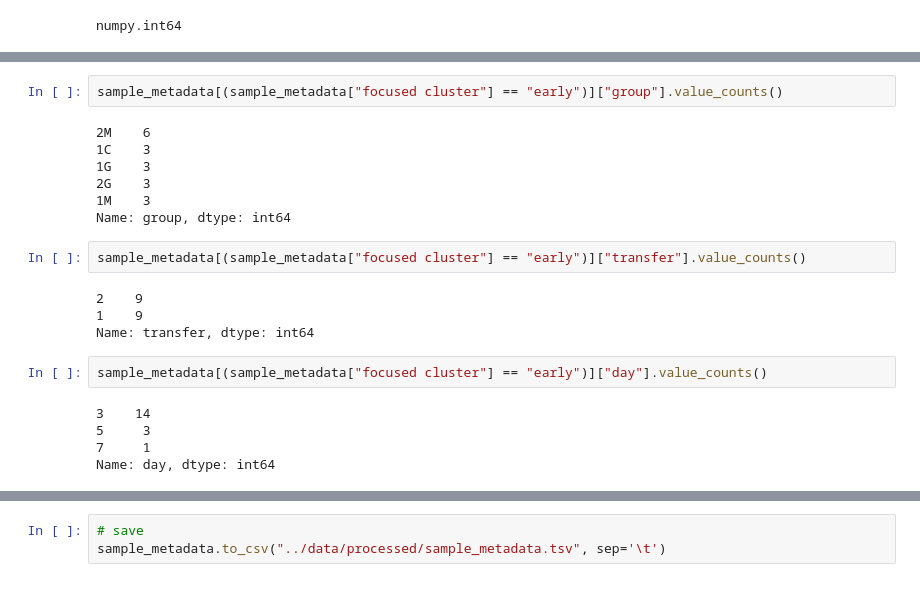
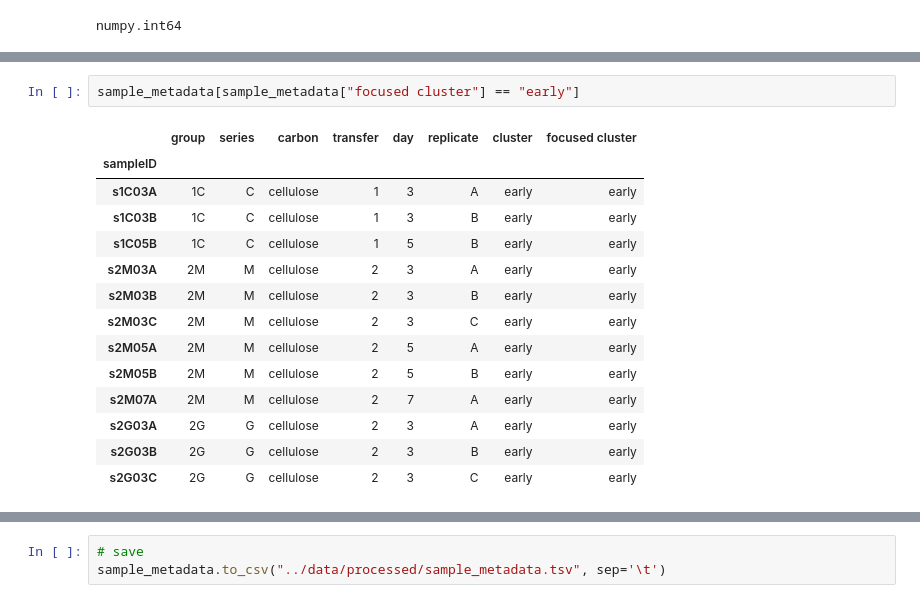
Before and after one commit to olincollege/microbiome-network-analysis-research, a Jupyter notebook: scripts/format.ipynb, the cells around one changed output, grey strips where cells are left out. Drawn from its saved outputs; the diff is of its cells as text.

```diff
--- a/scripts/format.ipynb
+++ b/scripts/format.ipynb
@@ -266,22 +282,17 @@ sample_metadata
 # %%
-sample_metadata[(sample_metadata["focused cluster"] == "early")]["group"].value_counts()
+sample_metadata[sample_metadata["focused cluster"] == "early"]
 # %% [output]
-2M    6
-1C    3
-1G    3
-2G    3
-1M    3
-Name: group, dtype: int64
+|  | group | series | carbon | transfer | day | replicate | cluster | focused cluster |
+| sampleID |  |  |  |  |  |  |  |  |
+| s1C03A | 1C | C | cellulose | 1 | 3 | A | early | early |
+| s1C03B | 1C | C | cellulose | 1 | 3 | B | early | early |
+| s1C05B | 1C | C | cellulose | 1 | 5 | B | early | early |
+| s2M03A | 2M | M | cellulose | 2 | 3 | A | early | early |
+| s2M03B | 2M | M | cellulose | 2 | 3 | B | early | early |
+| s2M03C | 2M | M | cellulose | 2 | 3 | C | early | early |
+| s2M05A | 2M | M | cellulose | 2 | 5 | A | early | early |
+| s2M05B | 2M | M | cellulose | 2 | 5 | B | early | early |
+| s2M07A | 2M | M | cellulose | 2 | 7 | A | early | early |
+| s2G03A | 2G | G | cellulose | 2 | 3 | A | early | early |
+| s2G03B | 2G | G | cellulose | 2 | 3 | B | early | early |
+| s2G03C | 2G | G | cellulose | 2 | 3 | C | early | early |
-# %%
-sample_metadata[(sample_metadata["focused cluster"] == "early")]["transfer"].value_counts()
-# %% [output]
-2    9
-1    9
-Name: transfer, dtype: int64
-# %%
-sample_metadata[(sample_metadata["focused cluster"] == "early")]["day"].value_counts()
-# %% [output]
-3    14
-5     3
-7     1
-Name: day, dtype: int64
```
Also changed, not shown: parts of 15 cells of this notebook, 32 other files.
